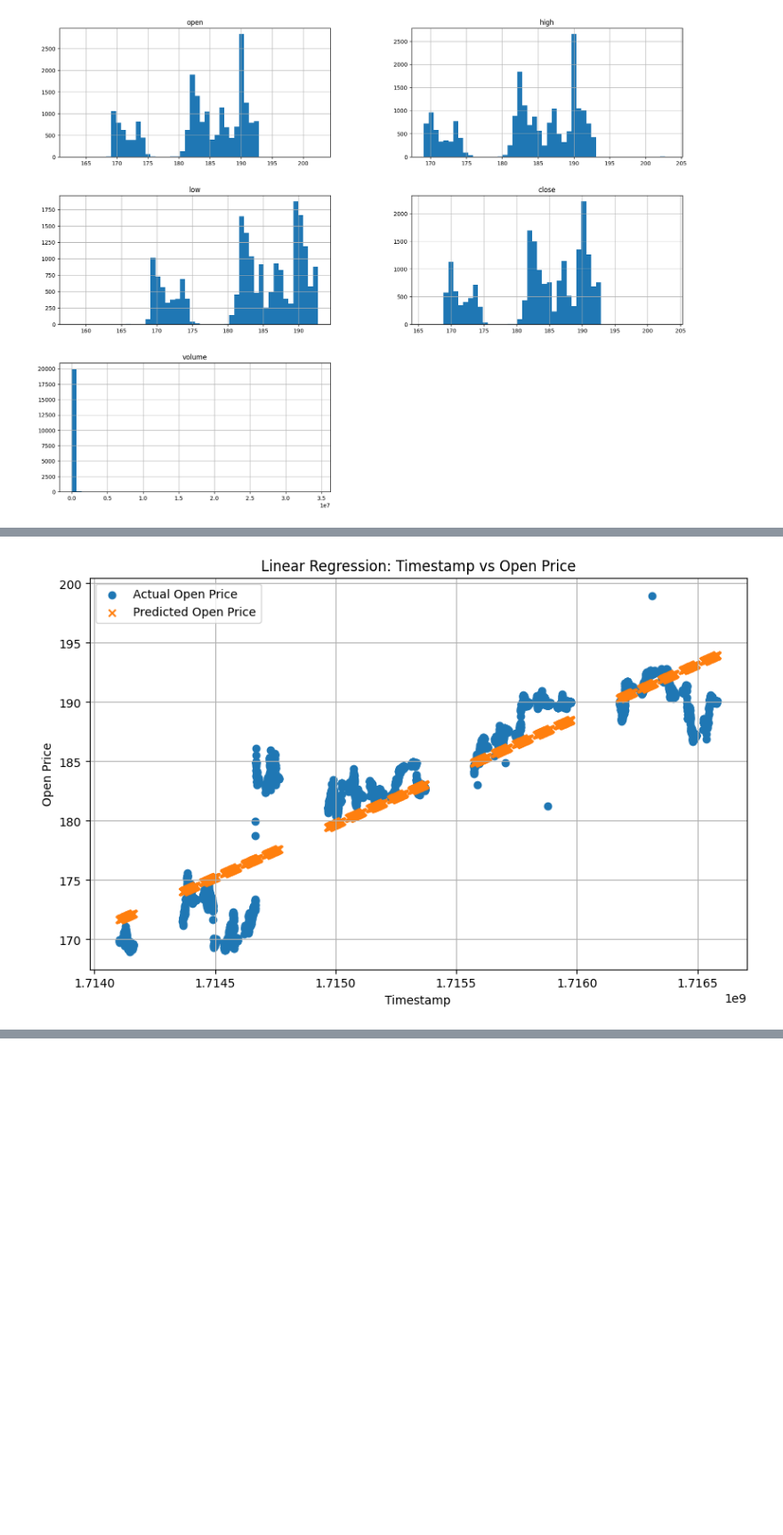
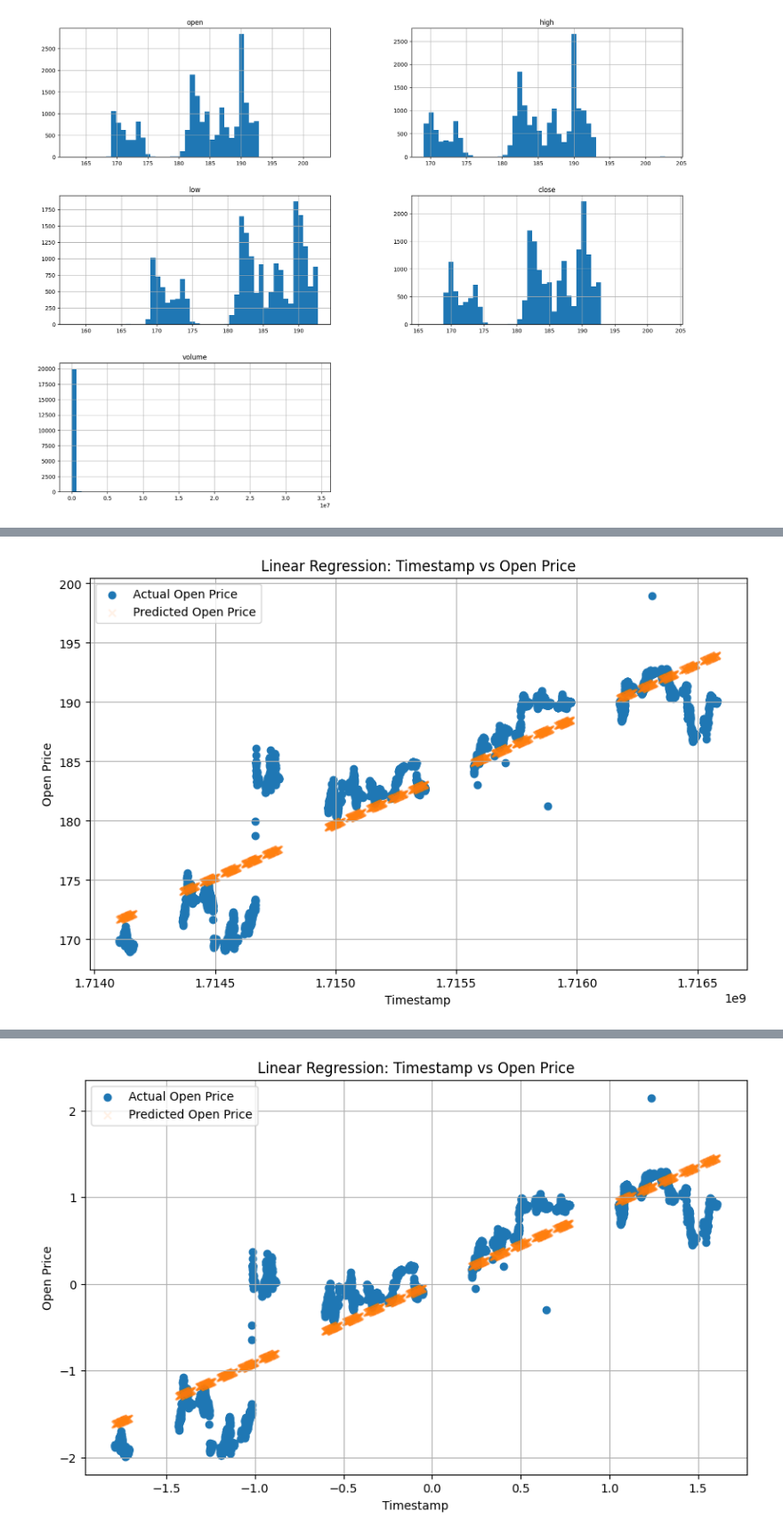
Before and after one commit to SanskarGithub07/Statistics_Project, a Jupyter notebook: apple_stock_regression_model.ipynb, the cells around one changed output, grey strips where cells are left out. Shown at 89% size. Saved outputs shown, nothing was run; the diff lists cells and outputs as text; code cells hidden in the pictures; blank space fills up the shorter version.

Commit message:
Complete the regression analysis before and after scaling and also plot the model which best fits the data.

```diff
--- a/apple_stock_regression_model.ipynb
+++ b/apple_stock_regression_model.ipynb
@@ -55,31 +53,38 @@ plt.show()
 # %% [output]
 [figure]
 # %%
-# Splitting data into test and train set
 from sklearn.model_selection import train_test_split
 from sklearn.linear_model import LinearRegression
 from sklearn.tree import DecisionTreeRegressor
+from sklearn.metrics import mean_squared_error, r2_score
 from datetime import datetime
 
 # Converting timestamp to datetime
 df['timestamp'] = pd.to_datetime(df['timestamp'])
-
 # Converting timestamp to Unix epoch time for numerical analysis
 df['timestamp_numeric'] = df['timestamp'].apply(lambda x: x.timestamp())
 
-X_train, X_test, y_train, y_test = train_test_split(df['timestamp_numeric'].values.reshape(-1, 1), df['open'], test_size = 0.2, random_state = 42);
+# Train Test Splits of the data
+X = df['timestamp_numeric'].values.reshape(-1, 1)
+y = df['open']
+X_train, X_test, y_train, y_test = train_test_split(X, y, test_size = 0.2, random_state = 42);
 
-#Training the linear regression model
-# model = DecisionTreeRegressor()
-model = LinearRegression()
-model.fit(X_train, y_train)
+# Training the linear regression model before scaling the features and labels
+model_before = LinearRegression()
+model_before.fit(X_train, y_train)
+y_preds = model_before.predict(X_test)
 
-y_preds = model.predict(X_test)
+# Calculating the error of the test data prediction before scaling
+mse_before = mean_squared_error(y_test, y_preds)
+r2_before = r2_score(y_test, y_preds)
+print("Before Scaling:")
+print("Mean Squared Error:", mse_before)
+print("R-squared:", r2_before)
 
-# Visualizing the results of the model
+# Visualizing the results of the model before scaling
 plt.figure(figsize=(10, 6))
 plt.scatter(X_test, y_test, label='Actual Open Price', alpha=1)
-plt.scatter(X_test, y_preds, label='Predicted Open Price', alpha=1, marker='x')
+plt.scatter(X_test, y_preds, label='Predicted Open Price', alpha=0.1, marker='x')
 plt.xlabel('Timestamp')
 plt.ylabel('Open Price')
 plt.title('Linear Regression: Timestamp vs Open Price')
@@ -87,7 +92,72 @@ plt.legend()
 plt.grid(True)
 plt.show()
 
-# Printing the coefficients of the linear regression model
-print("Intercept:", model.intercept_)
-print("Coefficient:", model.coef_[0])
+# Coefficients of the model
+print("Coefficients of the Model before scaling: ")
+print("Intercept:", model_before.intercept_)
+print("Coefficient:", model_before.coef_[0])
+print("\n")
+
+# Scaling of the train and test data
+mean_X_train = X_train.mean()
+std_X_train = X_train.std()
+X_train_scaled = (X_train - mean_X_train) / std_X_train
+X_test_scaled = (X_test - mean_X_train) / std_X_train
+
+mean_y_train = y_train.mean()
+std_y_train = y_train.std()
+y_train_scaled = (y_train - mean_y_train) / std_y_train
+y_test_scaled = (y_test - mean_y_train) / std_y_train
+
+# Training the model after scaling
+model_after = LinearRegression()
+model_after.fit(X_train_scaled, y_train_scaled)
+y_preds_scaled = model_after.predict(X_test_scaled)
+
+# Calculating the error of the test data prediction after scaling
+mse_after = mean_squared_error(y_test_scaled, y_preds_scaled)
+r2_after = r2_score(y_test_scaled, y_preds_scaled)
+print("After Scaling:")
+print("Mean Squared Error:", mse_after)
+print("R-squared:", r2_after)
+
+# Visualizing the results of the model after scaling
+plt.figure(figsize=(10, 6))
+plt.scatter(X_test_scaled, y_test_scaled, label='Actual Open Price', alpha=1)
+plt.scatter(X_test_scaled, y_preds_scaled, label='Predicted Open Price', alpha=0.1, marker='x')
+plt.xlabel('Timestamp')
+plt.ylabel('Open Price')
+plt.title('Linear Regression: Timestamp vs Open Price')
+plt.legend()
+plt.grid(True)
+plt.show()
+
+# Printing the coefficients of the linear regression model after scaling
+print("Coefficients of the Model after scaling: ")
+print("Intercept:", model_after.intercept_)
+print("Coefficient:", model_after.coef_[0])
+print("\n")
+
+# Best representation of the data using decision tree regressor
+model_best = DecisionTreeRegressor()
+model_best.fit(X_train, y_train)
+y_preds_best = model_best.predict(X_test)
+
+# Calculating the error of the test data prediction for the model which best fits the data
+mse_best = mean_squared_error(y_test, y_preds_best)
+r2_best = r2_score(y_test, y_preds_best)
+print("Error after finding best fit for data: ")
+print("Mean Squared Error:", mse_best)
+print("R-squared:", r2_best)
+
+# Visualizing the results of the decision tree regressor model
+plt.figure(figsize=(10, 6))
+plt.scatter(X_test, y_test, label='Actual Open Price', alpha=1)
+plt.scatter(X_test, y_preds_best, label='Predicted Open Price', alpha=0.1, marker='x')
+plt.xlabel('Timestamp')
+plt.ylabel('Open Price')
+plt.title('Decision Tree Regressor: Timestamp vs Open Price')
+plt.legend()
+plt.grid(True)
+plt.show()
 # %% [output]
@@ -96,0 +176 @@ Coefficient: 8.993428047827237e-06
+[figure, added]
```
Also changed, not shown: parts of 2 cells of this notebook.
